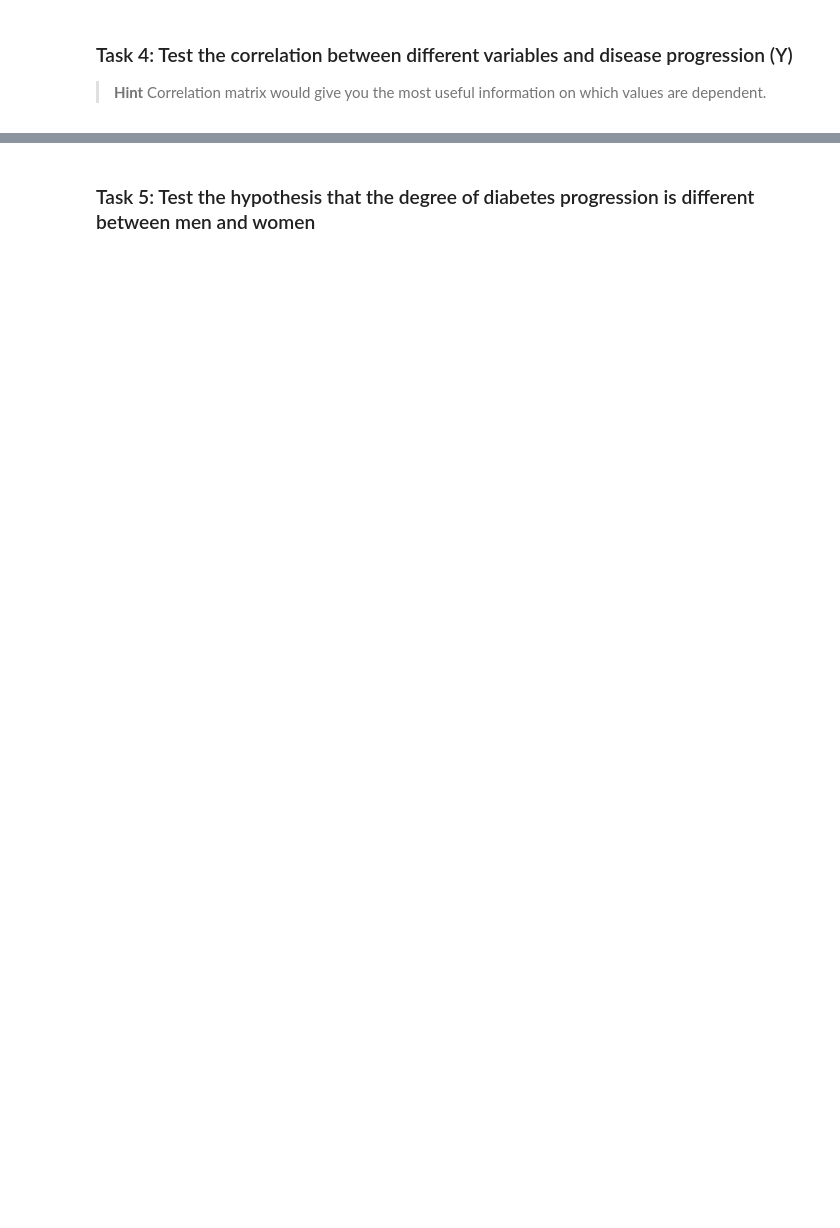
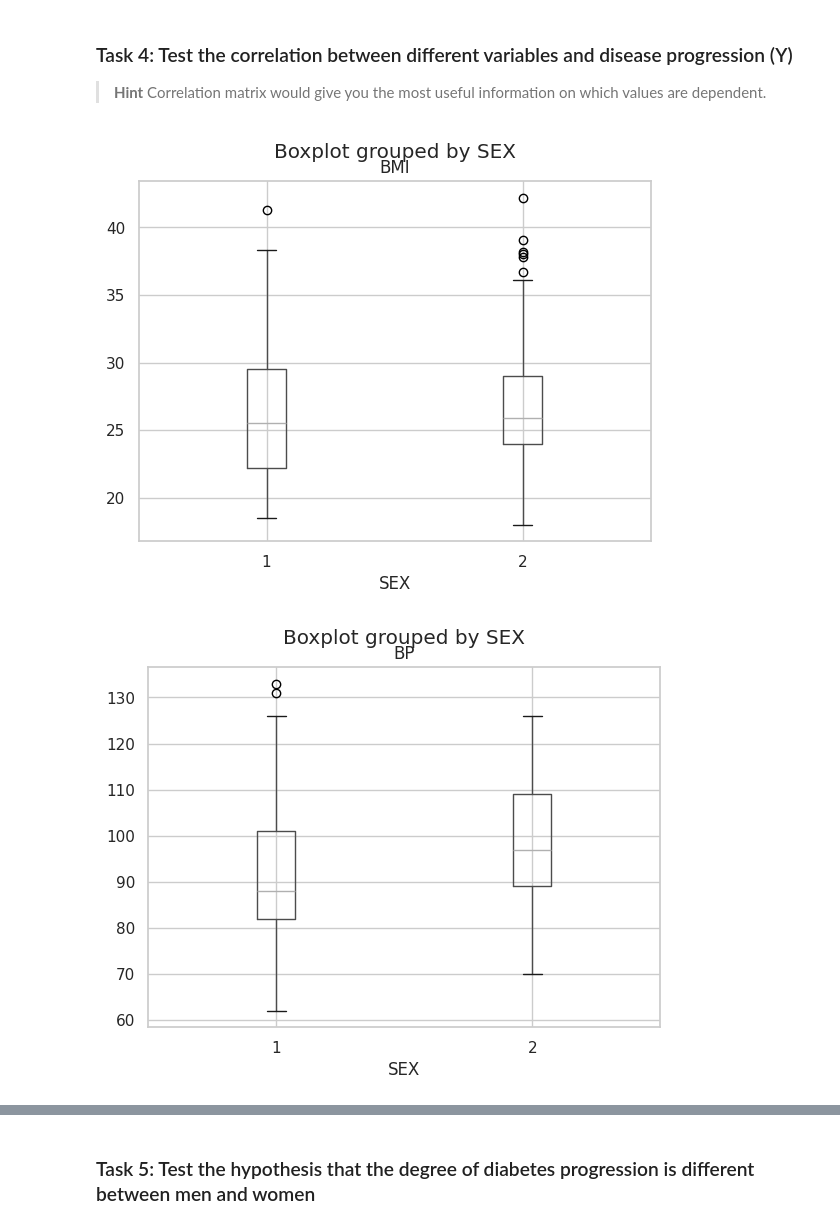
Before and after one commit to XW-ABAP/Data-Science-For-Beginners, a Jupyter notebook: 1-Introduction/04-stats-and-probability/assignment.ipynb, the cells around one changed output, grey strips where cells are left out. Cells and saved outputs as stored; diff of their text form; code cells hidden in the pictures; blank space fills up the shorter version.

```diff
--- a/1-Introduction/04-stats-and-probability/assignment.ipynb
+++ b/1-Introduction/04-stats-and-probability/assignment.ipynb
@@ -234,3 +269,10 @@ Passing `palette` without assigning `hue` is deprecated and will be removed in v
 ### Task 4: Test the correlation between different variables and disease progression (Y)
 
 > **Hint** Correlation matrix would give you the most useful information on which values are dependent.
+# %%
+for col in ['BMI','BP','Y']:
+    df.boxplot(column=col,by='SEX')
+plt.show()
+# %% [output]
+[figure, added]
+[figure, added]
```
Also changed, not shown: parts of 8 cells of this notebook.
